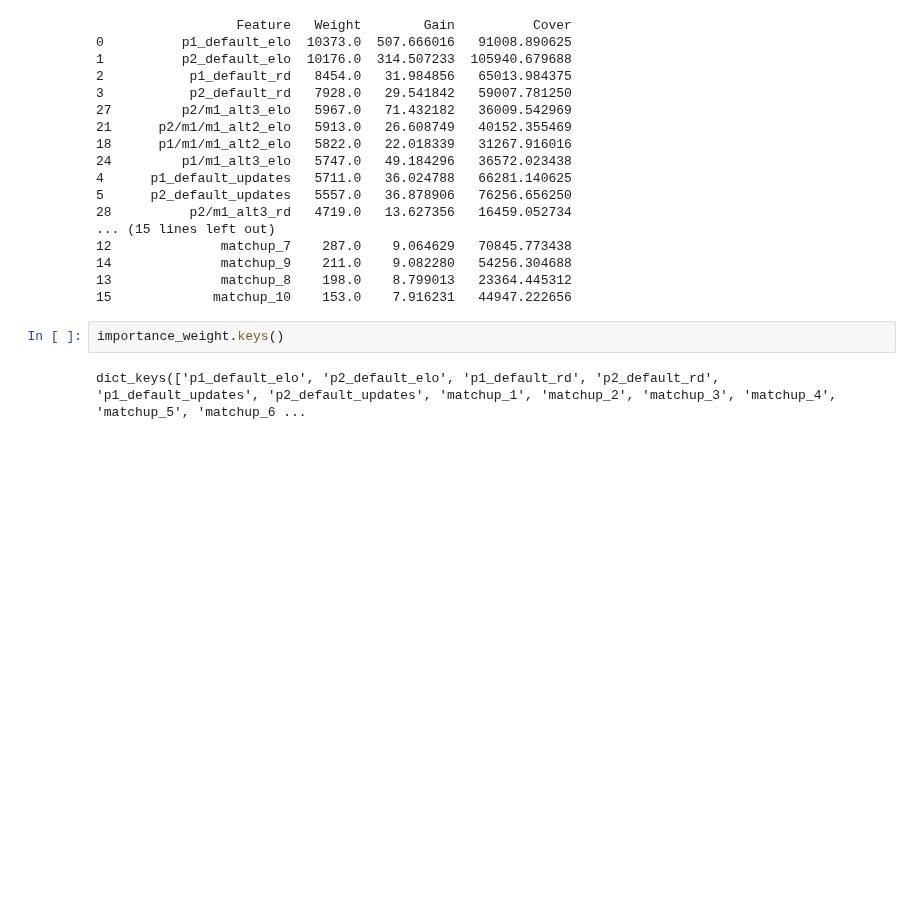
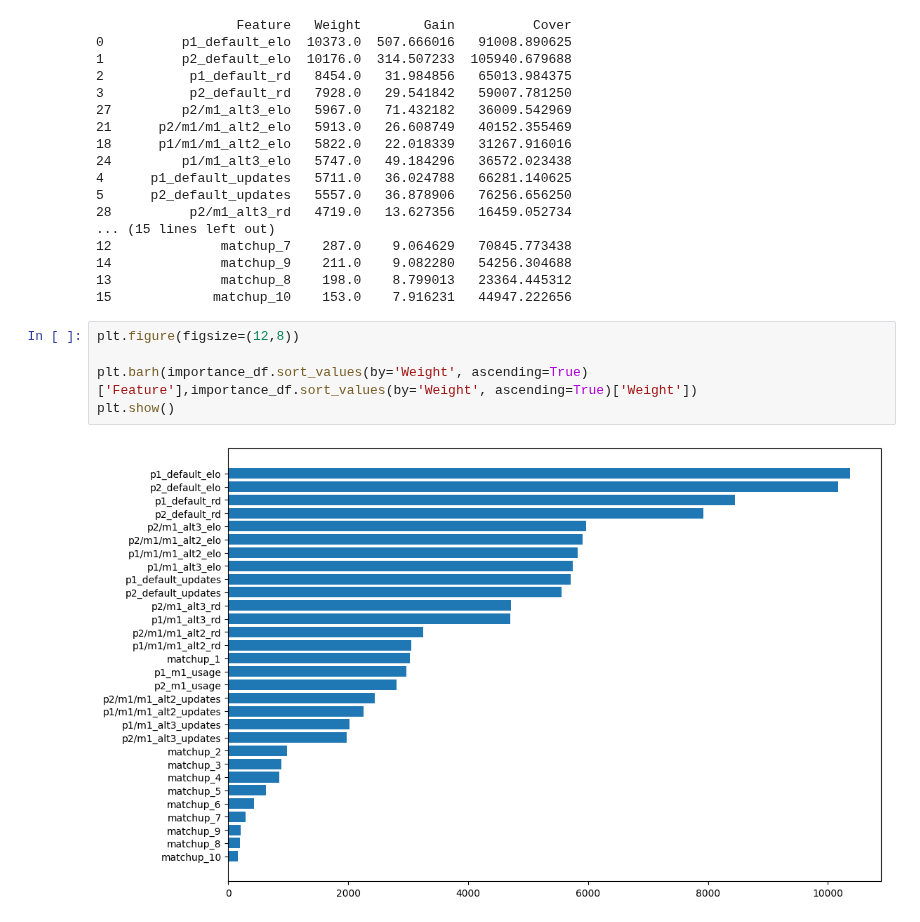
Before and after one commit to jjaw89/fall-2024-smash-melee-top-8-prediction, a Jupyter notebook: figures/figures_for_readme.ipynb, the cells around one changed output. Saved outputs shown, nothing was run; the diff lists cells and outputs as text; blank space fills up the shorter version.

```diff
--- a/figures/figures_for_readme.ipynb
+++ b/figures/figures_for_readme.ipynb
@@ -263,7 +341,10 @@ print(importance_df.to_string())
 14              matchup_9    211.0    9.082280   54256.304688
 13              matchup_8    198.0    8.799013   23364.445312
 15             matchup_10    153.0    7.916231   44947.222656
-# %%
-importance_weight.keys()
-# %% [output]
-dict_keys(['p1_default_elo', 'p2_default_elo', 'p1_default_rd', 'p2_default_rd', 'p1_default_updates', 'p2_default_updates', 'matchup_1', 'matchup_2', 'matchup_3', 'matchup_4', 'matchup_5', 'matchup_6 ...
+# %%
+plt.figure(figsize=(12,8))
+
+plt.barh(importance_df.sort_values(by='Weight', ascending=True)['Feature'],importance_df.sort_values(by='Weight', ascending=True)['Weight'])
+plt.show()
+# %% [output]
+[figure, added]
```
Also changed, not shown: parts of 15 cells of this notebook, 10 other files.
